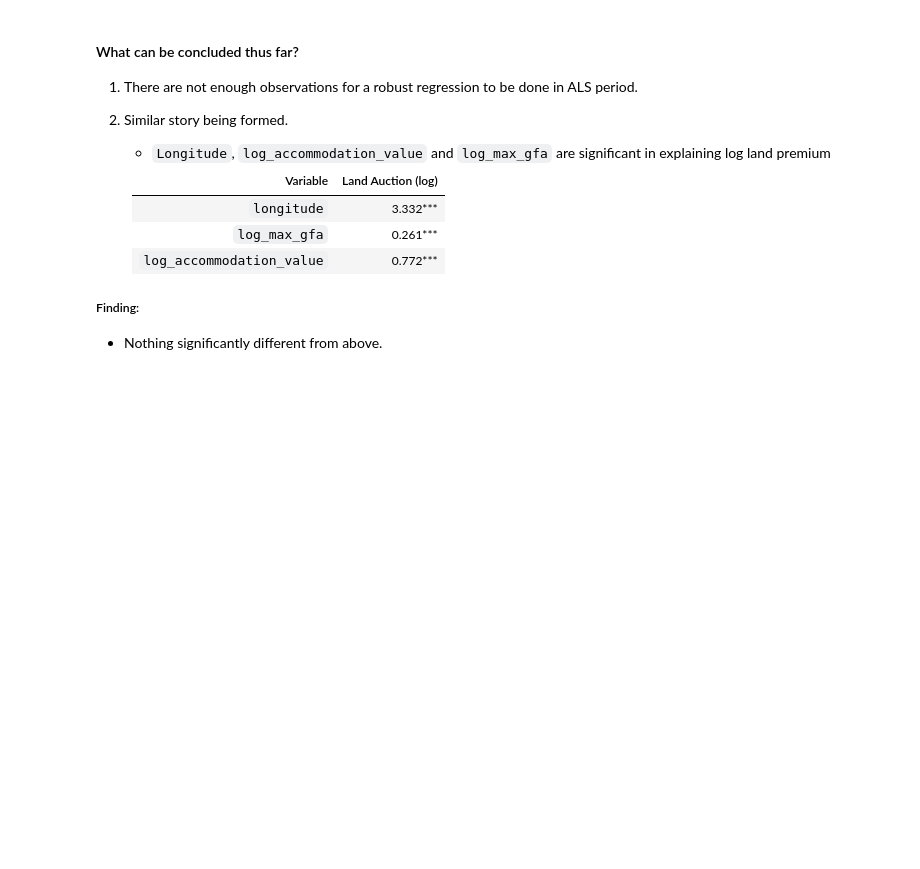
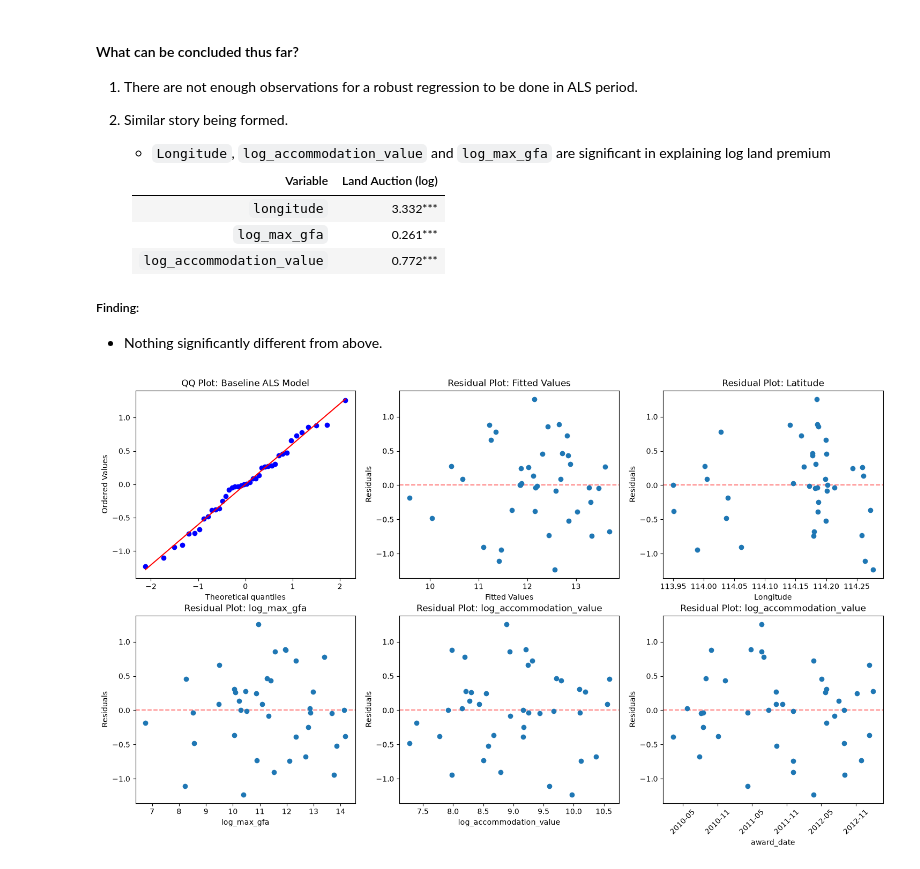
Before and after one commit to ChowchowWorks/HKRE, a Jupyter notebook: ALS/notebooks/Regression.ipynb, the cells around one changed output. Saved outputs shown, nothing was run; the diff lists cells and outputs as text; code cells hidden in the pictures; blank space fills up the shorter version.

```diff
--- a/ALS/notebooks/Regression.ipynb
+++ b/ALS/notebooks/Regression.ipynb
@@ -14,6 +15,7 @@ import statsmodels.formula.api as smf
 # %%
 df = pd.read_csv("../data/regression.csv", header=0)
 df = df.rename(columns={'RGDP(Billions)': 'RGDP'})
+df['award_date'] = pd.to_datetime(df['award_date'])
 df.head()
 # %% [output]
 |  | adj_premium_per_sqm | latitude | longitude | FEDFUNDS | RGDP | in_als | sale_regime | max_gfa | ... |
@@ -53,9 +55,9 @@ df_notin_als = df[df['in_als'] == 0].drop(columns={'award_date', 'in_als'}).copy
 # %%
-df_als2 = df2[mask].copy().drop(columns={'award_date'})
-df_gvnt2 = df2[~mask].copy().drop(columns={'award_date'})
+df_als2 = df2[mask].copy()
+df_gvnt2 = df2[~mask].copy()
 
-df_in_als2 = df2[df2['in_als'] == 1].drop(columns={'award_date', 'in_als'}).copy()
-df_notin_als2 = df2[df2['in_als'] == 0].drop(columns={'award_date', 'in_als'}).copy()
+df_in_als2 = df2[df2['in_als'] == 1].drop(columns={'in_als'}).copy()
+df_notin_als2 = df2[df2['in_als'] == 0].drop(columns={'in_als'}).copy()
 # %% [markdown]
 ## EDA
 # %%
@@ -1308,5 +1308,6 @@ Standard errors in parentheses.
 # %%
-baseline = model4
+baseline_als = model3
+baseline_gvnt = model4
 
 df3_als = df2[df2['award_date'].between("2004-01-01", "2011-04-01")].drop(columns={'award_date'}).copy()
 df3_auction = df2[~df2['award_date'].between("2004-01-01", "2011-04-01")].drop(columns = ('award_date')).copy()
@@ -1515,3 +1516,41 @@ Standard errors in parentheses.
 ##### Finding:
 
 - Nothing significantly different from above.
+# %%
+import scipy.stats as stats
+fig, axes = plt.subplots(nrows=2, ncols=3, figsize = (18,10))
+
+ax1 = axes[0, 0]
+stats.probplot(baseline_als.resid, dist = "norm", plot=ax1)
+ax1.set_title("QQ Plot: Baseline ALS Model")
+
+ax2 = axes[0, 1]
+ax2.scatter(baseline_als.fittedvalues, baseline_als.resid, zorder = 3)
+ax2.axhline(y=0, color = "red", alpha = 0.5, linestyle = "--", zorder = 0)
+ax2.set(xlabel = "Fitted Values", ylabel= "Residuals", title= "Residual Plot: Fitted Values")
+
+ax3 = axes[0, 2]
+ax3.scatter(df_als2['longitude'], baseline_als.resid, zorder = 3)
+ax3.axhline(y=0, color = "red", alpha = 0.5, linestyle = "--", zorder = 0)
+ax3.set(xlabel = "Longitude", ylabel= "Residuals", title= "Residual Plot: Latitude")
+
+ax4 = axes[1, 0]
+ax4.scatter(df_als2['log_max_gfa'], baseline_als.resid, zorder = 3)
+ax4.axhline(y=0, color = "red", alpha = 0.5, linestyle = "--", zorder = 0)
+ax4.set(xlabel = "log_max_gfa", ylabel = "Residuals", title= "Residual Plot: log_max_gfa")
+
+ax5 = axes[1, 1]
+ax5.scatter(df_als2['log_accommodation_value'], baseline_als.resid, zorder = 3)
+ax5.axhline(y=0, color = "red", alpha = 0.5, linestyle = "--", zorder = 0)
+ax5.set(xlabel = "log_accommodation_value", ylabel = "Residuals", title= "Residual Plot: log_accommodation_value")
+
+ax6 = axes[1, 2]
+ax6.scatter(df_als2['award_date'], baseline_als.resid, zorder = 3)
+ax6.axhline(y=0, color = "red", alpha = 0.5, linestyle = "--", zorder = 0)
+ax6.tick_params(axis = 'x', rotation = 45)
+ax6.xaxis.set_major_locator(mdates.MonthLocator(interval=6))
+ax6.set(xlabel = "award_date", ylabel = "Residuals", title= "Residual Plot: log_accommodation_value")
+
+plt.show()
+# %% [output]
+[figure, added]
```
Also changed, not shown: parts of 27 cells of this notebook, 28 other files.
